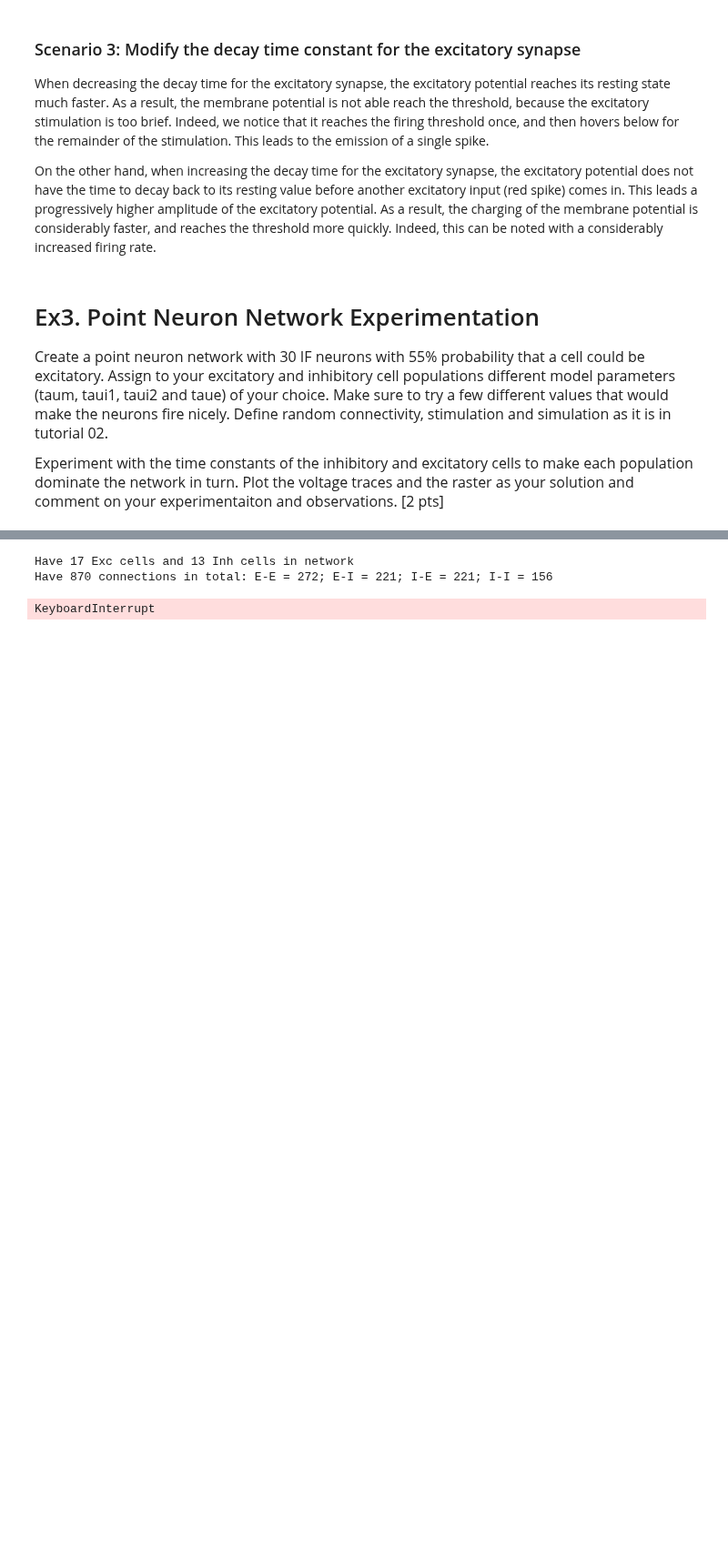
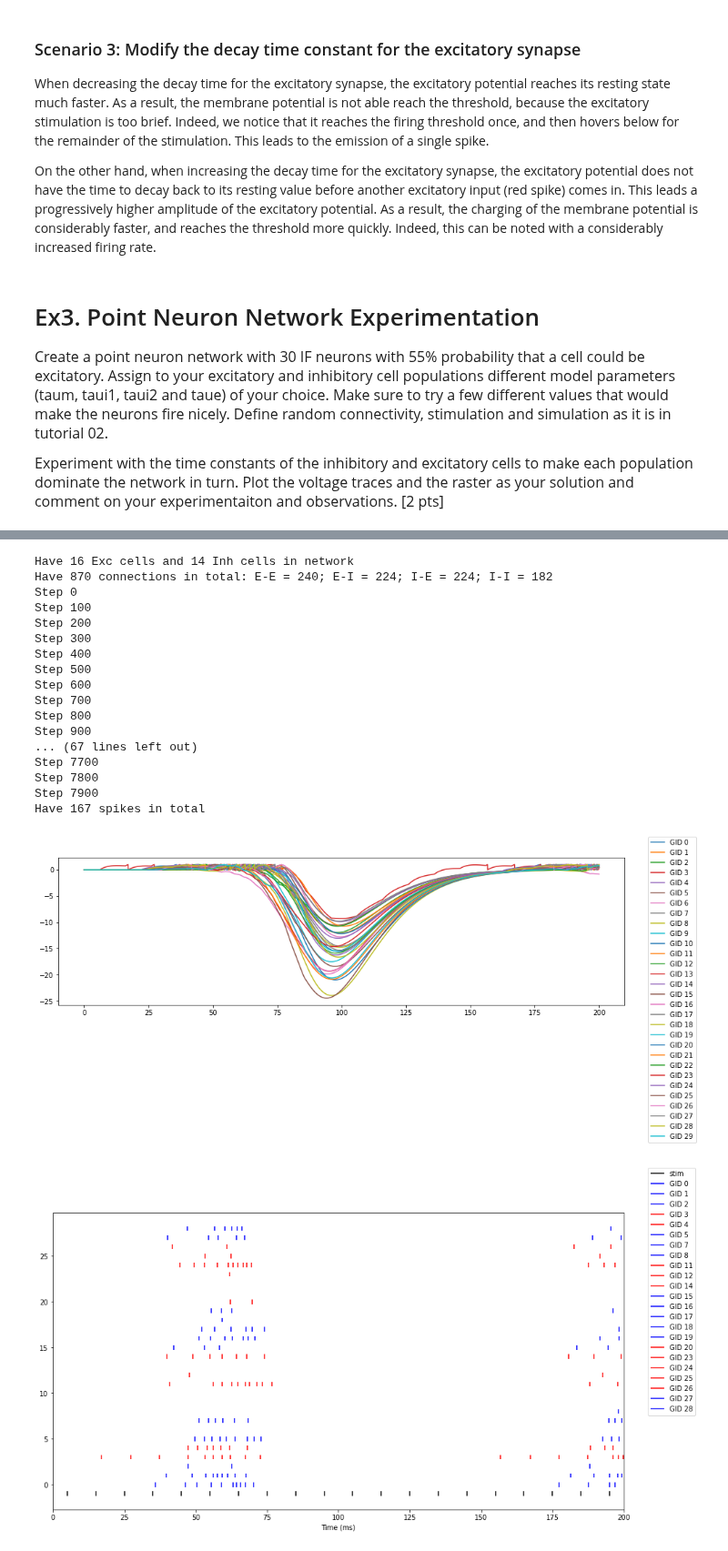
Before and after one commit to GasserElbanna/In-Silico-Neuroscience-Projects, a Jupyter notebook: Week 13/Week13_Homework.ipynb, the cells around one changed output, grey strips where cells are left out. Shown at 91% size. Saved outputs shown, nothing was run; the diff lists cells and outputs as text; code cells hidden in the pictures; blank space fills up the shorter version.

```diff
--- a/Week 13/Week13_Homework.ipynb
+++ b/Week 13/Week13_Homework.ipynb
@@ -255,15 +255,10 @@ soma = h.Section() # dummy section so h._ref_t works
 # %%
 Nneur = 30 # number of neurons in network
 pExc = 0.55 # probability of cell being excitatory
-# %%
-taum = 8
-taui1 = 8
-taui2 = 10
-taue = 15
 # %%
 def create_point_neuron_network(Nneur, pExc, taum, taui1, taui2, taue):
-    np.random.seed(9)
-    rng = np.random.default_rng()
+    # Setting the seed to a fixed value
+    rng = np.random.default_rng(7)
 
     # create cell population with fixed parameters
     cells = []
@@ -376,6 +375,27 @@ def create_point_neuron_network(Nneur, pExc, taum, taui1, taui2, taue):
 # %%
+taum = 10
+taui1 = 10
+taui2 = 10
+taue = 5
+
 create_point_neuron_network(Nneur, pExc, taum, taui1, taui2, taue)
 # %% [output]
-Have 17 Exc cells and 13 Inh cells in network
-Have 870 connections in total: E-E = 272; E-I = 221; I-E = 221; I-I = 156
+Have 16 Exc cells and 14 Inh cells in network
+Have 870 connections in total: E-E = 240; E-I = 224; I-E = 224; I-I = 182
+Step 0
+Step 100
+Step 200
+Step 300
+Step 400
+Step 500
+Step 600
+Step 700
+Step 800
+Step 900
+... (67 lines left out)
+Step 7700
+Step 7800
+Step 7900
+Have 167 spikes in total
-KeyboardInterrupt
+[figure, added]
+[figure, added]
```
Also changed, not shown: parts of 5 cells of this notebook.
